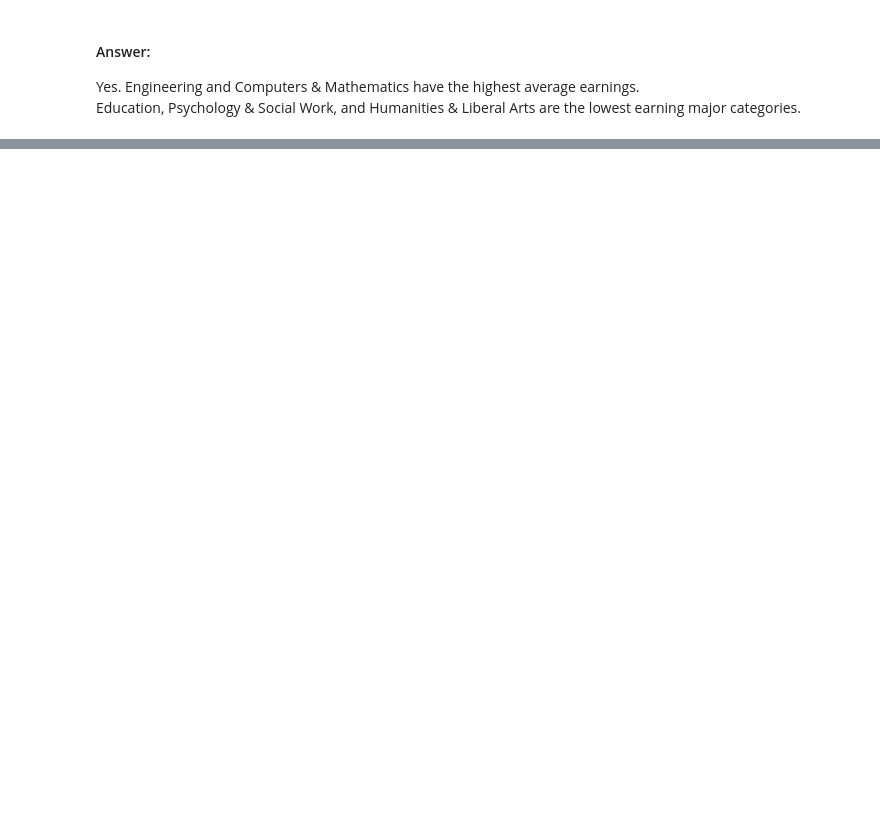
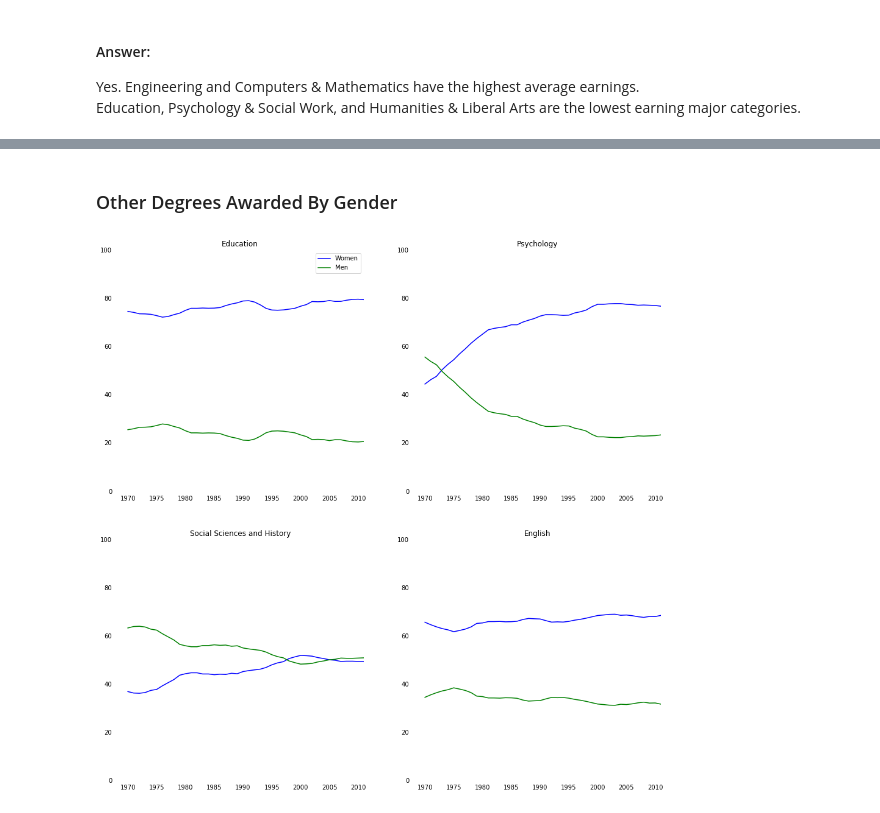
Before and after one commit to danielzayas/STEM_gender_gap, a Jupyter notebook: Earnings by College Majors.ipynb, the cells around one changed output, grey strips where cells are left out. Drawn from its saved outputs; the diff is of its cells as text; code cells hidden in the pictures; blank space fills up the shorter version.

```diff
--- a/Earnings by College Majors.ipynb
+++ b/Earnings by College Majors.ipynb
@@ -294,0 +342,25 @@ Education, Psychology & Social Work, and Humanities & Liberal Arts are the lowes
+# %% [markdown]
+### Other Degrees Awarded By Gender
+# %%
+major_cats = ['Education', 'Psychology', 'Social Sciences and History', 'English']
+fig = plt.figure(figsize=(16,16))
+
+for sp in range(0,4):
+    ax = fig.add_subplot(2,2,sp+1)
+    ax.plot(women_degrees['Year'], women_degrees[major_cats[sp]], c='blue', label='Women')
+    ax.plot(women_degrees['Year'], 100-women_degrees[major_cats[sp]], c='green', label='Men')
+    ax.set_xlim(1968,2011)
+    ax.set_ylim(0,100)
+    ax.spines['left'].set_visible(False)
+    ax.spines['right'].set_visible(False)
+    ax.spines['top'].set_visible(False)
+    ax.spines['bottom'].set_visible(False)
+    ax.tick_params(bottom='off',top='off',left='off', right='off')
+    ax.set_title(major_cats[sp])
+
+# Calling pfig.add_subplot(2,2,1) here will add the legend to the first subplot that was created.
+ax = fig.add_subplot(2,2,1)
+plt.legend(loc='upper right')
+plt.show()
+# %% [output]
+[figure, added]
```
Also changed, not shown: parts of 9 cells of this notebook.
